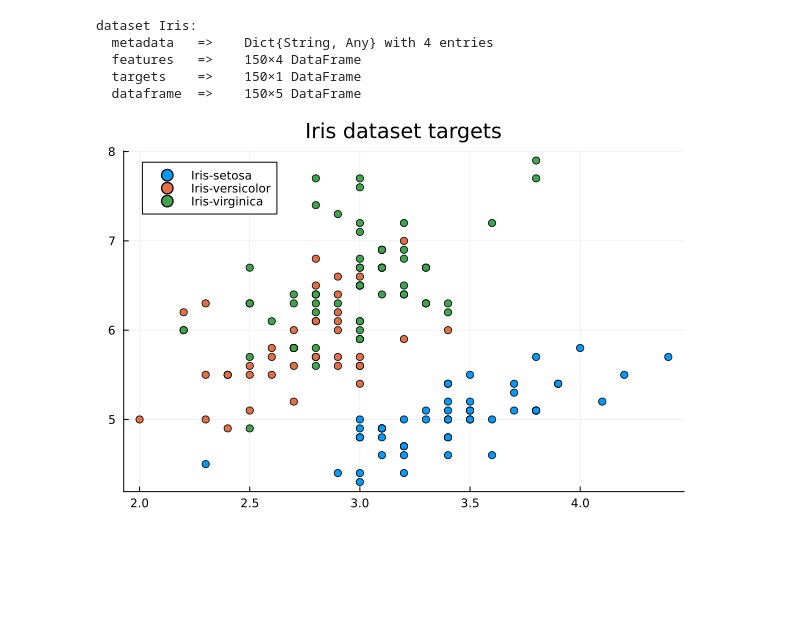
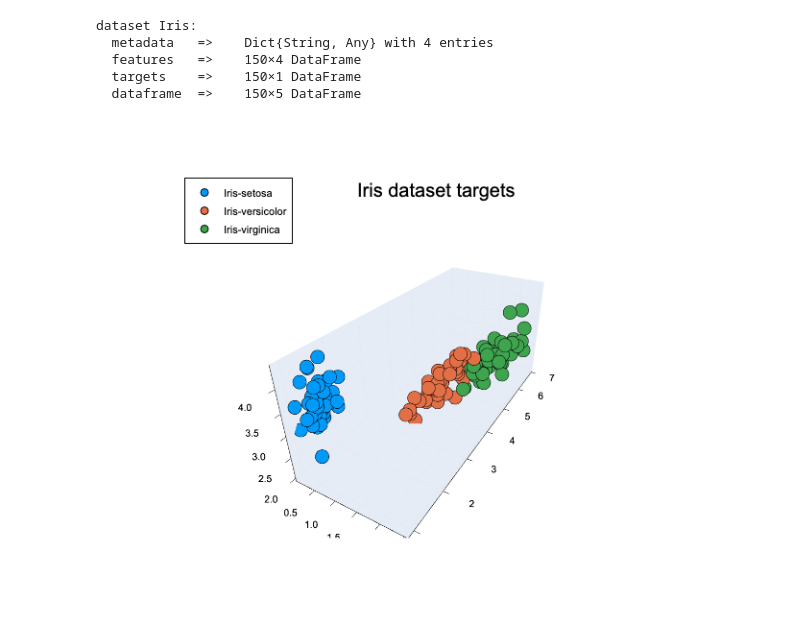
Before and after one commit to pp4bb/EAFIT_Semestre9, a Jupyter notebook: InteligenciaArtificial/tareas/tarea_No_Supervisados/unsupervised.ipynb, the cells around one changed output. Saved outputs shown, nothing was run; the diff lists cells and outputs as text; code cells hidden in the pictures; blank space fills up the shorter version.

```diff
--- a/InteligenciaArtificial/tareas/tarea_No_Supervisados/unsupervised.ipynb
+++ b/InteligenciaArtificial/tareas/tarea_No_Supervisados/unsupervised.ipynb
@@ -18,6 +16,5 @@ X = StatsBase.transform(dt, X);
 # %%
 # Plot the data
-using Plots
-scatter(iris.features[!, :sepalwidth], iris.features[!, :sepallength], group = iris.targets[!, :class], legend = :topleft, title = "Iris dataset targets")
+scatter(iris.features[!, :petalwidth], iris.features[!, :petallength], iris.features[!, :sepalwidth],group = iris.targets[!, :class], legend = :topleft, title = "Iris dataset targets")
 # %% [output]
-[figure, old version]
+[figure, new version]
```
Also changed, not shown: parts of 4 cells of this notebook, 7 other files.
